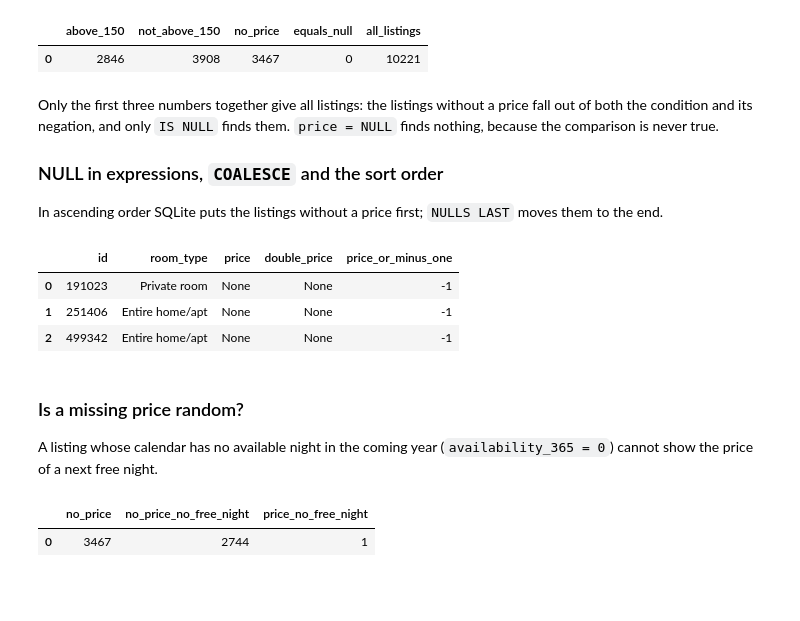
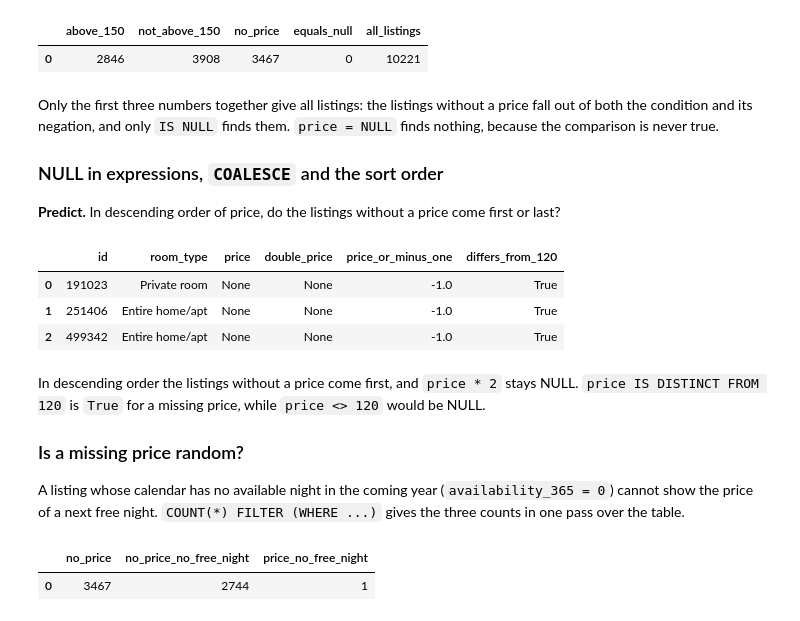
Before and after one commit to khoadaniel/statistical-programming-mpmd-htw-ws-2026, a Jupyter notebook: sessions/03-sql/workbooks/01-lecture-relational-databases-and-first-queries.ipynb, the cells around one changed output. Drawn from its saved outputs; the diff is of its cells as text; code cells hidden in the pictures; blank space fills up the shorter version.

```diff
--- a/sessions/03-sql/workbooks/01-lecture-relational-databases-and-first-queries.ipynb
+++ b/sessions/03-sql/workbooks/01-lecture-relational-databases-and-first-queries.ipynb
@@ -306,0 +50,14 @@ Keys make the relationship between tables explicit, and the database uses them t
+# %%
+import subprocess
+import sys
+
+import pandas as pd
+import pixeltable_pgserver as pgserver
+import psycopg
+
+PGDATA = Path("case-study/data/airbnb/pgdata")         # the folder where the server keeps its data
+# Start the server, or reuse it if it already runs. It runs locally, on this computer only:
+# on macOS and Linux it opens no network port and listens on a socket file in a temporary folder;
+# on Windows it listens on 127.0.0.1 (this computer) on a free port that it picks itself.
+# server.get_uri() returns the address, so you never type a host or port yourself.
+server = pgserver.get_server(PGDATA)
@@ -306,0 +84,17 @@ Keys make the relationship between tables explicit, and the database uses them t
+# %%
+from psycopg.types.numeric import FloatLoader
+
+# "airbnb" is the name of the database; make_airbnb_postgres.py created it (DATABASE = "airbnb").
+# One server can hold several databases; a new server has only the default database "postgres".
+con = psycopg.connect(server.get_uri("airbnb"), autocommit=True)
+con.adapters.register_loader("numeric", FloatLoader)                # NUMERIC values arrive as floats
+
+
+def q(sql, params=None):
+    """Run an SQL query on the course database and return the result as a pandas DataFrame."""
+    with con.cursor() as cur:
+        cur.execute(sql, params)
+        return pd.DataFrame(cur.fetchall(), columns=[column.name for column in cur.description])
+
+
+q("SELECT version()")
@@ -1110,23 +1237,26 @@ Only the first three numbers together give all listings: the listings without a
 
 ### NULL in expressions, `COALESCE` and the sort order
 
-In ascending order SQLite puts the listings without a price first; `NULLS LAST` moves them to the end.
+**Predict.** In descending order of price, do the listings without a price come first or last?
 # %%
 q("""
-SELECT id, room_type, price, price * 2 AS double_price, COALESCE(price, -1) AS price_or_minus_one
+SELECT id, room_type, price, price * 2 AS double_price, COALESCE(price, -1) AS price_or_minus_one,
+       price IS DISTINCT FROM 120 AS differs_from_120
 FROM listings
 WHERE district = 'Mitte'
-ORDER BY price          -- ascending: SQLite puts the NULLs first; try ORDER BY price NULLS LAST
+ORDER BY price DESC          -- descending: PostgreSQL puts the NULLs first; try ORDER BY price DESC NULLS LAST
 LIMIT 3
 """)
 # %% [output]
-|  | id | room_type | price | double_price | price_or_minus_one |
-| 0 | 191023 | Private room | None | None | -1 |
-| 1 | 251406 | Entire home/apt | None | None | -1 |
-| 2 | 499342 | Entire home/apt | None | None | -1 |
+|  | id | room_type | price | double_price | price_or_minus_one | differs_from_120 |
+| 0 | 191023 | Private room | None | None | -1.0 | True |
+| 1 | 251406 | Entire home/apt | None | None | -1.0 | True |
+| 2 | 499342 | Entire home/apt | None | None | -1.0 | True |
 # %% [markdown]
+In descending order the listings without a price come first, and `price * 2` stays NULL. `price IS DISTINCT FROM 120` is `True` for a missing price, while `price <> 120` would be NULL.
+
 ### Is a missing price random?
 
-A listing whose calendar has no available night in the coming year (`availability_365 = 0`) cannot show the price of a next free night.
+A listing whose calendar has no available night in the coming year (`availability_365 = 0`) cannot show the price of a next free night. `COUNT(*) FILTER (WHERE ...)` gives the three counts in one pass over the table.
 # %%
 q("""
```
Also changed, not shown: parts of 171 cells of this notebook, 22 other files.
